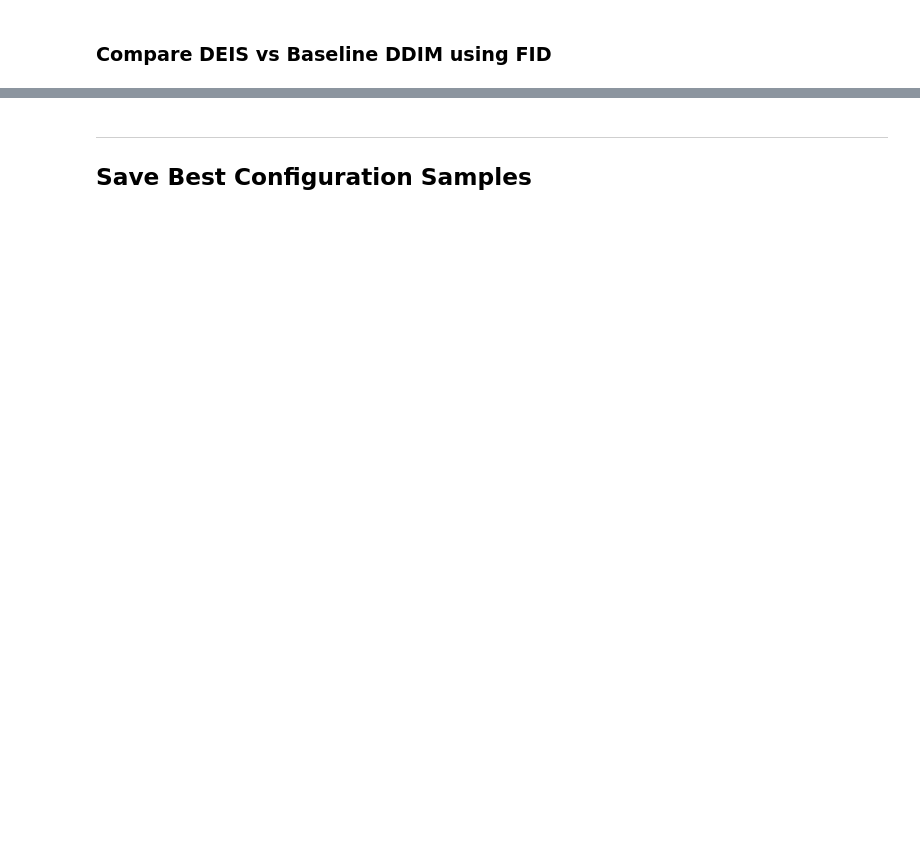
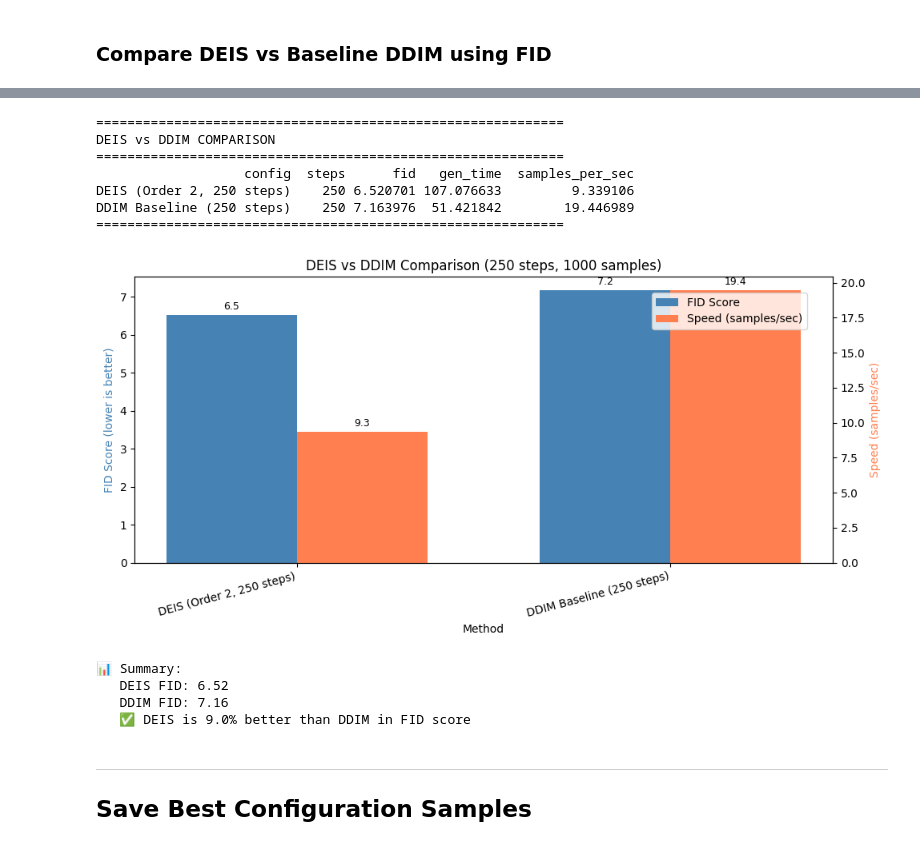
Before and after one commit to Oleg20502/diffusion-acceleration, a Jupyter notebook: test_deis_sampling.ipynb, the cells around one changed output, grey strips where cells are left out. Saved outputs shown, nothing was run; the diff lists cells and outputs as text; code cells hidden in the pictures; blank space fills up the shorter version.

```diff
--- a/test_deis_sampling.ipynb
+++ b/test_deis_sampling.ipynb
@@ -1081,3 +1086,74 @@ DDIM Baseline (20 steps)     20 11.507077  4.491260       222.654665
+# %%
+# Visualize DEIS vs DDIM comparison
+comparison_df = pd.DataFrame(comparison_results)
+
+print("\n" + "="*60)
+print("DEIS vs DDIM COMPARISON")
+print("="*60)
+print(comparison_df.to_string(index=False))
+print("="*60)
+
+fig, ax = plt.subplots(figsize=(10, 5))
+
+x = np.arange(len(comparison_df))
+width = 0.35
+
+bars1 = ax.bar(x - width/2, comparison_df['fid'], width, label='FID Score', color='steelblue')
+ax2 = ax.twinx()
+bars2 = ax2.bar(x + width/2, comparison_df['samples_per_sec'], width, label='Speed (samples/sec)', color='coral')
+
+ax.set_xlabel('Method')
+ax.set_ylabel('FID Score (lower is better)', color='steelblue')
+ax2.set_ylabel('Speed (samples/sec)', color='coral')
+ax.set_xticks(x)
+ax.set_xticklabels(comparison_df['config'], rotation=15, ha='right')
+ax.set_title(f'DEIS vs DDIM Comparison ({COMPARE_STEPS} steps, {COMPARE_SAMPLES} samples)')
+
+# Add value labels
+for bar in bars1:
+    height = bar.get_height()
+    ax.annotate(f'{height:.1f}',
+                xy=(bar.get_x() + bar.get_width()/2, height),
+                xytext=(0, 3), textcoords="offset points",
+                ha='center', va='bottom', fontsize=9)
+
+for bar in bars2:
+    height = bar.get_height()
+    ax2.annotate(f'{height:.1f}',
+                xy=(bar.get_x() + bar.get_width()/2, height),
+                xytext=(0, 3), textcoords="offset points",
+                ha='center', va='bottom', fontsize=9)
+
+fig.legend(loc='upper right', bbox_to_anchor=(0.9, 0.9))
+plt.tight_layout()
+plt.savefig(FID_OUTPUT_DIR / "deis_vs_ddim_fid.png", dpi=150, bbox_inches='tight')
+plt.show()
+
+# Summary
+deis_fid = comparison_df[comparison_df['config'].str.contains('DEIS')]['fid'].values[0]
+ddim_fid = comparison_df[comparison_df['config'].str.contains('DDIM')]['fid'].values[0]
+improvement = ((ddim_fid - deis_fid) / ddim_fid) * 100
+
+print(f"\n📊 Summary:")
+print(f"   DEIS FID: {deis_fid:.2f}")
+print(f"   DDIM FID: {ddim_fid:.2f}")
+if deis_fid < ddim_fid:
+    print(f"   ✅ DEIS is {improvement:.1f}% better than DDIM in FID score")
+else:
+    print(f"   ⚠️ DDIM performs {-improvement:.1f}% better than DEIS in FID score")
+# %% [output]
+============================================================
+DEIS vs DDIM COMPARISON
+============================================================
+                   config  steps      fid   gen_time  samples_per_sec
+DEIS (Order 2, 250 steps)    250 6.520701 107.076633         9.339106
+DDIM Baseline (250 steps)    250 7.163976  51.421842        19.446989
+============================================================
+[figure, added]
+📊 Summary:
+   DEIS FID: 6.52
+   DDIM FID: 7.16
+   ✅ DEIS is 9.0% better than DDIM in FID score
 # %% [markdown]
 ---
 ## Save Best Configuration Samples
```
Also changed, not shown: parts of 17 cells of this notebook.
